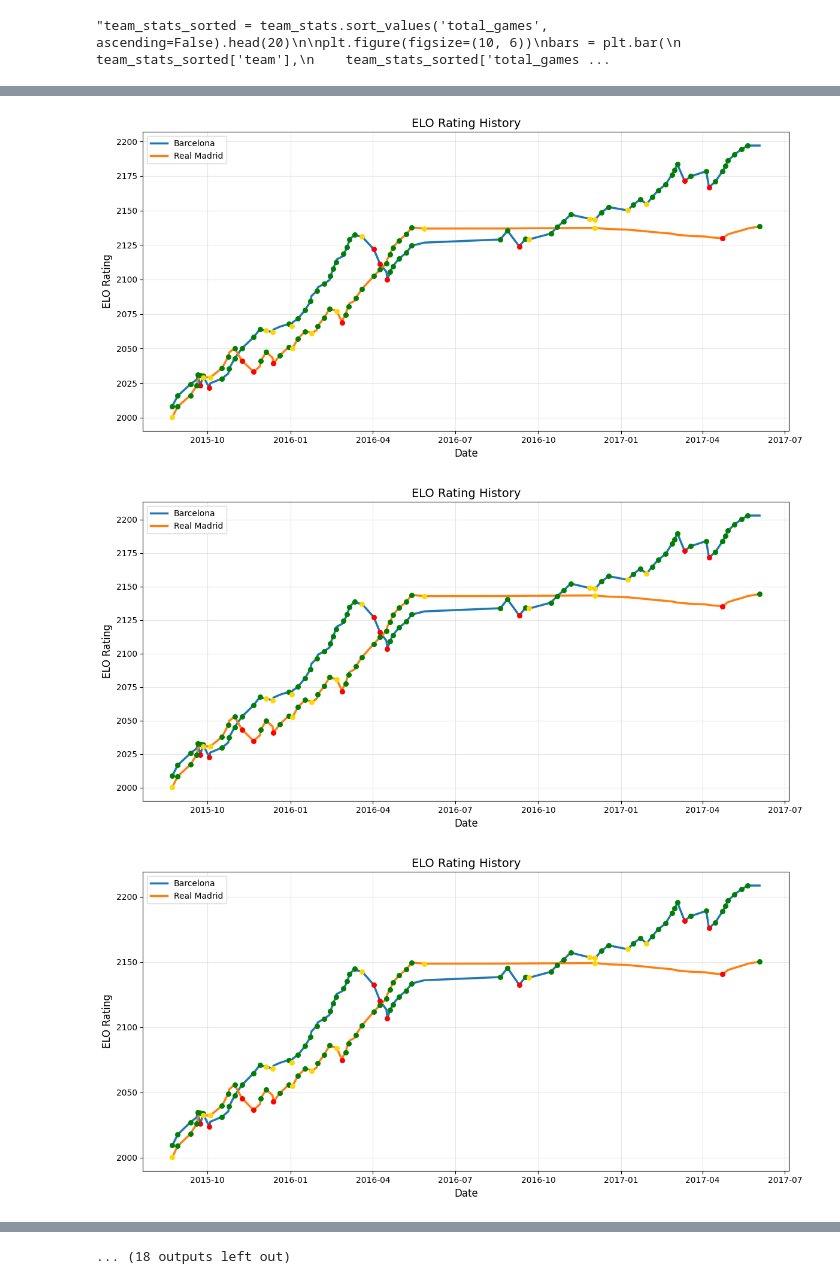
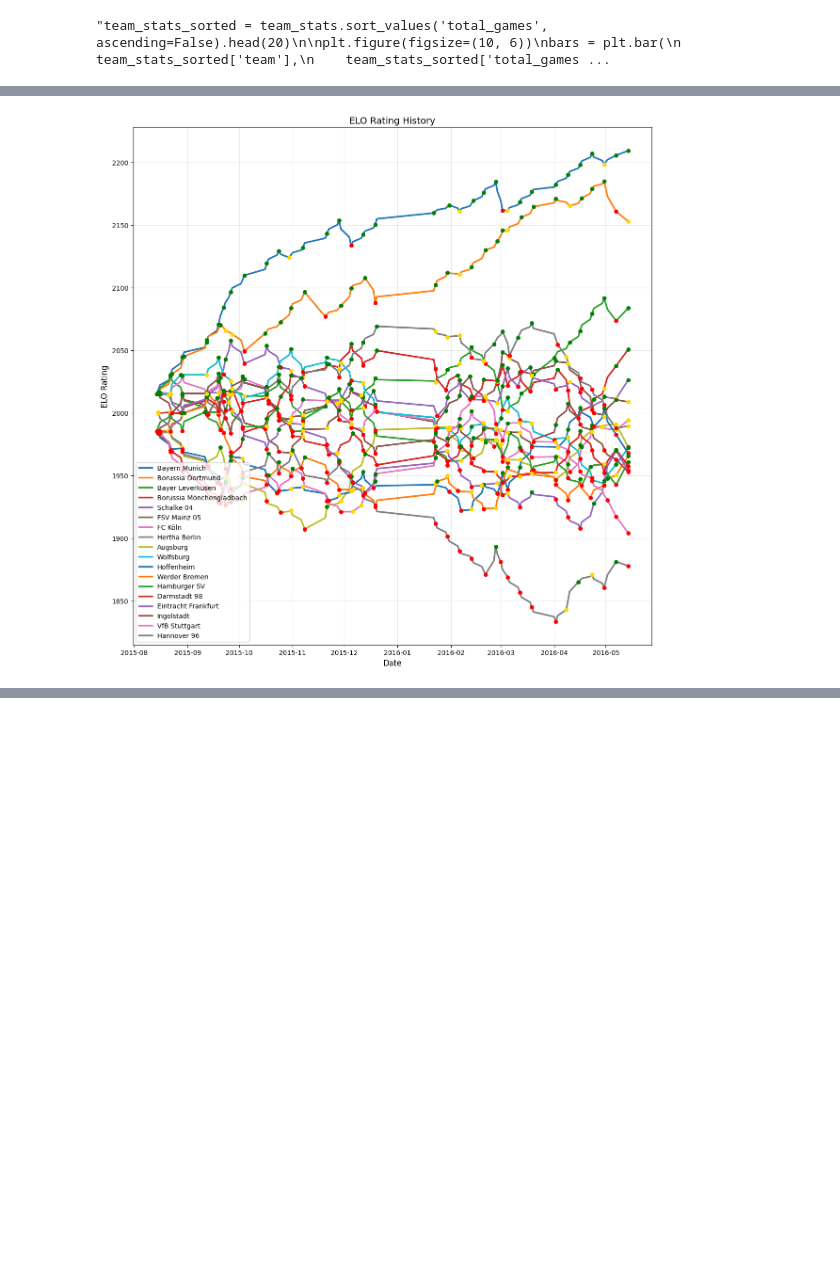
Before and after one commit to MaxPrinz98/FootballDSAI, a Jupyter notebook: create_ELO_model_newest.ipynb, the cells around one changed output, grey strips where cells are left out. Drawn from its saved outputs; the diff is of its cells as text; code cells hidden in the pictures; blank space fills up the shorter version.

```diff
--- a/create_ELO_model_newest.ipynb
+++ b/create_ELO_model_newest.ipynb
@@ -165,20 +243,18 @@ plt.show()'''
 # %%
-matches = sb.matches(competition_id=9, season_id=281).truncate(after=-1)
+# matches = sb.matches(competition_id=9, season_id=281).truncate(after=-1)
 
-for index, competition in competitions.iterrows():
+'''for index, competition in competitions.iterrows():
     if (competition["competition_gender"] != 'male' or
         competition["competition_international"] == True or
         competition["competition_youth"] == True or
-        competition["season_name"] not in ['2015/2016', '2016/2017']
+        competition["season_name"] not in ['2015/2016'] or #, '2016/2017']
+
         ):
         continue
-    matches = pd.concat([matches,sb.matches(competition_id=competition["competition_id"], season_id= competition["season_id"])])
+    matches = pd.concat([matches,sb.matches(competition_id=competition["competition_id"], season_id= competition["season_id"])])'''
 
-matches.drop(["match_status_360","last_updated","last_updated_360","match_status","data_version","shot_fidelity_version","xy_fidelity_version"],axis=1, inplace=True)
-matches['match_date'] = pd.to_datetime(matches['match_date'])
-matches = matches.sort_values('match_date')
 
-team_stats = pd.DataFrame()
+# team_stats = pd.DataFrame()
 # Initialize team_stats
 team_stats = pd.DataFrame({
     'team': pd.concat([matches['home_team'], matches['away_team']]).unique(),
@@ -224,11 +300,12 @@ team_stats = team_stats.reset_index()
 team_stats
 
 
-K_FACTOR = 15
+
+K_FACTOR = 30
 HOME_ADVANTAGE = 0.02
 AWAY_DISADVANTAGE = - HOME_ADVANTAGE
 
-for x in range(30):
+for x in range(1):
     elo_history = []
     K_FACTOR += 1
 
@@ -281,38 +358,40 @@ for x in range(30):
             'elo': elo_ratings[away_team],
             'match_id': idx,
             'result': away_result
         })
 
     elo_history_df = pd.DataFrame(elo_history)
     team_stats['elo_rating'] = team_stats['team'].map(elo_ratings)
 
-    selected_teams = ['Barcelona', 'Real Madrid']
-    team_history = elo_history_df[elo_history_df['team'].isin(selected_teams)]
-    team_history = team_history[team_history['date'] > '2000-12-31']
+    team_stats = team_stats.sort_values(by= 'elo_rating', ascending= False)
+
+
+    #selected_teams = ['Barcelona', 'Real Madrid']
+    selected_teams = team_stats['team']
+    team_history = elo_history_df
+    #team_history = team_history[team_history['date'] > '2014-12-31']
 
     elo_pivot = team_history.pivot(index='date', columns='team', values='elo')
     elo_pivot = elo_pivot.sort_index().interpolate()
 
-    plt.figure(figsize=(12, 6))
+    plt.figure(figsize=(12, 12))
 
     result_colors = {'win': 'green', 'loss': 'red', 'draw': 'gold'}
 
     for team in selected_teams:
         plt.plot(elo_pivot.index, elo_pivot[team], label=team, linewidth=2.5)
 
         team_points = team_history[team_history['team'] == team]
         for _, row in team_points.iterrows():
             plt.scatter(row['plot_date'], row['elo'], color=result_colors[row['result']], s=30, zorder=5)
 
 
     plt.title('ELO Rating History', fontsize=14)
     plt.xlabel('Date', fontsize=12)
     plt.ylabel('ELO Rating', fontsize=12)
     plt.grid(True, alpha=0.3)
-    plt.legend()
+    plt.legend(loc='lower left')
     plt.tight_layout()
     plt.show()
 # %% [output]
-[figure, old version]
+[figure, new version]
-[figure, removed]
-[figure, removed]
@@ -328 +397,0 @@ for x in range(30):
-... (18 outputs left out)
```
Also changed, not shown: parts of 3 cells of this notebook.
